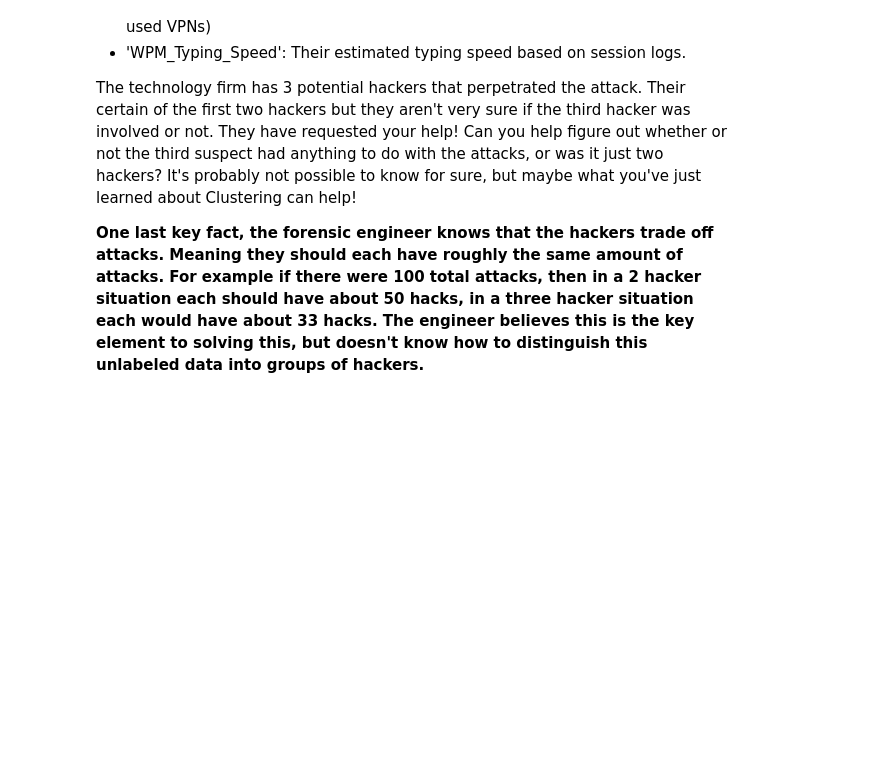
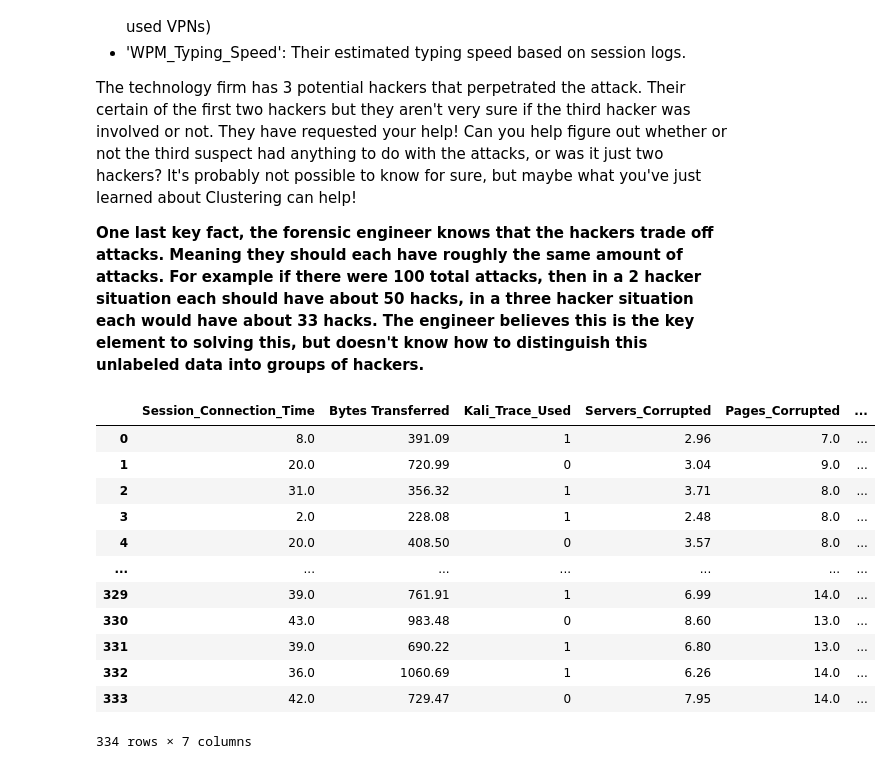
Before and after one commit to RoberVega/EDIT-DSBA-ML, a Jupyter notebook: Unsupervised Models/Clustering_Consulting_Project.ipynb, the cells around one changed output. Saved outputs shown, nothing was run; the diff lists cells and outputs as text; code cells hidden in the pictures; blank space fills up the shorter version.

```diff
--- a/Unsupervised Models/Clustering_Consulting_Project.ipynb
+++ b/Unsupervised Models/Clustering_Consulting_Project.ipynb
@@ -15,3 +15,24 @@ A large technology firm needs your help, they've been hacked! Luckily their fore
 The technology firm has 3 potential hackers that perpetrated the attack. Their certain of the first two hackers but they aren't very sure if the third hacker was involved or not. They have requested your help! Can you help figure out whether or not the third suspect had anything to do with the attacks, or was it just two hackers? It's probably not possible to know for sure, but maybe what you've just learned about Clustering can help!
 
 **One last key fact, the forensic engineer knows that the hackers trade off attacks. Meaning they should each have roughly the same amount of attacks. For example if there were 100 total attacks, then in a 2 hacker situation each should have about 50 hacks, in a three hacker situation each would have about 33 hacks. The engineer believes this is the key element to solving this, but doesn't know how to distinguish this unlabeled data into groups of hackers.**
+# %%
+import pandas as pd
+from sklearn.preprocessing import StandardScaler
+from sklearn.cluster import KMeans
+
+data = pd.read_csv('data/hack_data.csv')
+data
+# %% [output]
+|  | Session_Connection_Time | Bytes Transferred | Kali_Trace_Used | Servers_Corrupted | Pages_Corrupted | ... |
+| 0 | 8.0 | 391.09 | 1 | 2.96 | 7.0 | ... |
+| 1 | 20.0 | 720.99 | 0 | 3.04 | 9.0 | ... |
+| 2 | 31.0 | 356.32 | 1 | 3.71 | 8.0 | ... |
+| 3 | 2.0 | 228.08 | 1 | 2.48 | 8.0 | ... |
+| 4 | 20.0 | 408.50 | 0 | 3.57 | 8.0 | ... |
+| ... | ... | ... | ... | ... | ... | ... |
+| 329 | 39.0 | 761.91 | 1 | 6.99 | 14.0 | ... |
+| 330 | 43.0 | 983.48 | 0 | 8.60 | 13.0 | ... |
+| 331 | 39.0 | 690.22 | 1 | 6.80 | 13.0 | ... |
+| 332 | 36.0 | 1060.69 | 1 | 6.26 | 14.0 | ... |
+| 333 | 42.0 | 729.47 | 0 | 7.95 | 14.0 | ... |
+334 rows × 7 columns
```
Also changed, not shown: parts of 5 cells of this notebook, 5 other files.
